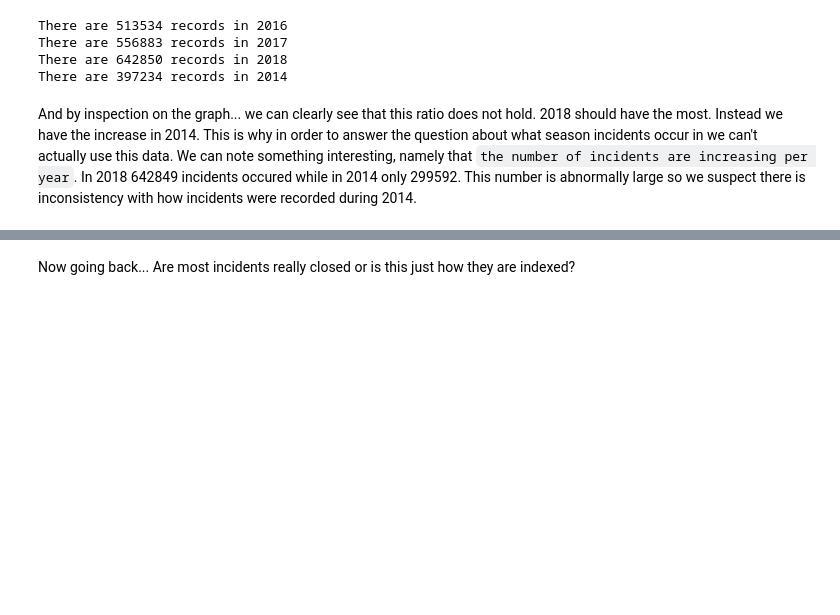
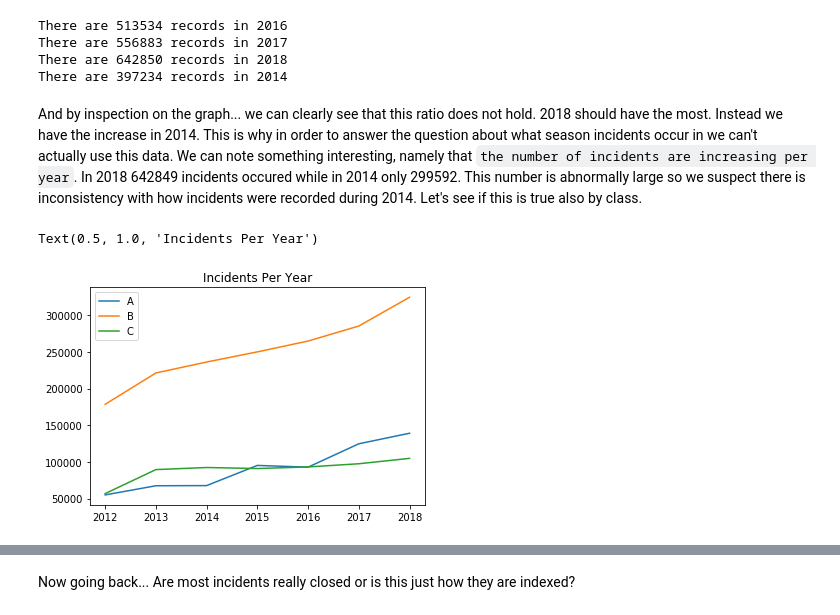
Before and after one commit to harisx91/NYCHousingMaintenanceCodeProject, a Jupyter notebook: notebooks/HousingViolationDataSetEda.ipynb, the cells around one changed output, grey strips where cells are left out. Drawn from its saved outputs; the diff is of its cells as text; code cells hidden in the pictures; blank space fills up the shorter version.

```diff
--- a/notebooks/HousingViolationDataSetEda.ipynb
+++ b/notebooks/HousingViolationDataSetEda.ipynb
@@ -111,10 +111,13 @@ Now this is really odd... This is why. Remember how at the botumn of the previou
 # %% [markdown]
 We have a count of how many incidents occured in 2016, 2017, and 2018 from the previous notebook Let's eyeglance (not using statistics) if the numbers match these.
 # %%
-df_2016 = pd.read_csv('../data/inspection_2016.csv', parse_dates = ['inspectiondate'])
-df_2017 = pd.read_csv('../data/inspection_2017.csv', parse_dates = ['inspectiondate'])
-df_2018 = pd.read_csv('../data/inspection_2018.csv', parse_dates = ['inspectiondate'])
-df_2014 = pd.read_csv('../data/inspection_2014.csv', parse_dates = ['inspectiondate'])
+df_2018 = pd.read_csv('../data/inspection_2018.csv')
+df_2017 = pd.read_csv('../data/inspection_2017.csv')
+df_2016 = pd.read_csv('../data/inspection_2016.csv')
+df_2015 = pd.read_csv('../data/inspection_2015.csv')
+df_2014 = pd.read_csv('../data/inspection_2014.csv')
+df_2013 = pd.read_csv('../data/inspection_2013.csv')
+df_2012 = pd.read_csv('../data/inspection_2012.csv')
 # %%
 print('There are {:d} records in 2016 '.format(len(df_2016)))
 print('There are {:d} records in 2017 '.format(len(df_2017)))
@@ -126,4 +129,29 @@ There are 556883 records in 2017
 There are 642850 records in 2018
 There are 397234 records in 2014
 # %% [markdown]
-And by inspection on the graph... we can clearly see that this ratio does not hold. 2018 should have the most. Instead we have the increase in 2014. This is why in order to answer the question about what season incidents occur in we can't actually use this data. We can note something interesting, namely that `the number of incidents are increasing per year`. In 2018 642849 incidents occured while in 2014 only 299592. This number is abnormally large so we suspect there is inconsistency with how incidents were recorded during 2014.
+And by inspection on the graph... we can clearly see that this ratio does not hold. 2018 should have the most. Instead we have the increase in 2014. This is why in order to answer the question about what season incidents occur in we can't actually use this data. We can note something interesting, namely that `the number of incidents are increasing per year`. In 2018 642849 incidents occured while in 2014 only 299592. This number is abnormally large so we suspect there is inconsistency with how incidents were recorded during 2014. Let's see if this is true also by class.
+# %%
+df = pd.concat([df_2012, df_2013, df_2014,df_2015, df_2016, df_2017, df_2018])
+df.rename(columns={'boro': 'borough'}, inplace=True) # rename since it is spelled wrong
+df['inspectiondate'] = pd.to_datetime(df['inspectiondate'])
+df['year'] = df.inspectiondate.dt.to_period('Y')
+# %%
+group = df.groupby(['year', 'class']).size()
+# %%
+years = ['2012','2013','2014','2015','2016','2017','2018']
+a = []
+b = []
+c = []
+for i in range(2012,2019,1):
+    a.append(group[str(i)]['A'])
+    b.append(group[str(i)]['B'])
+    c.append(group[str(i)]['C'])
+# %%
+plt.plot(years,a)
+plt.plot(years,b)
+plt.plot(years,c)
+plt.legend(['A','B','C'])
+plt.title('Incidents Per Year')
+# %% [output]
+Text(0.5, 1.0, 'Incidents Per Year')
+[figure, added]
```
Also changed, not shown: parts of 11 cells of this notebook, 12 other files.
